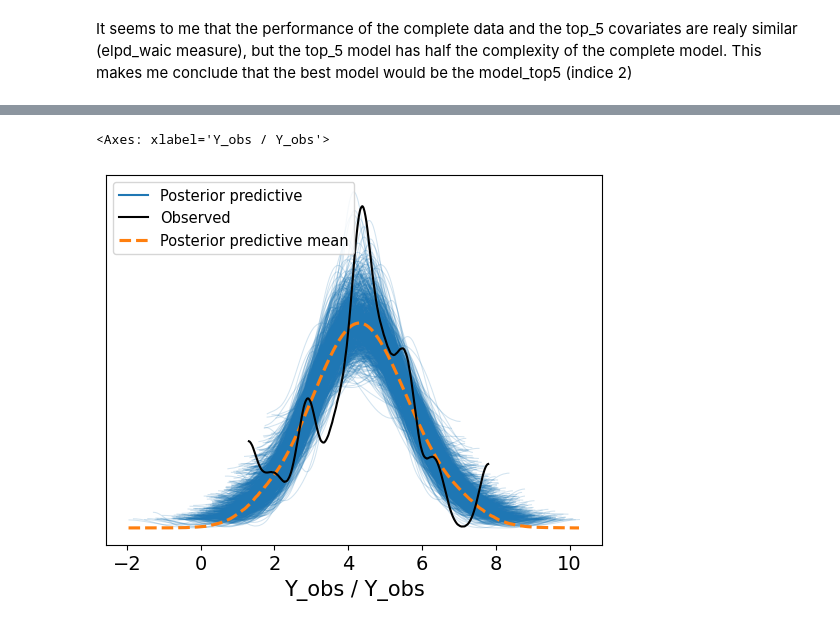
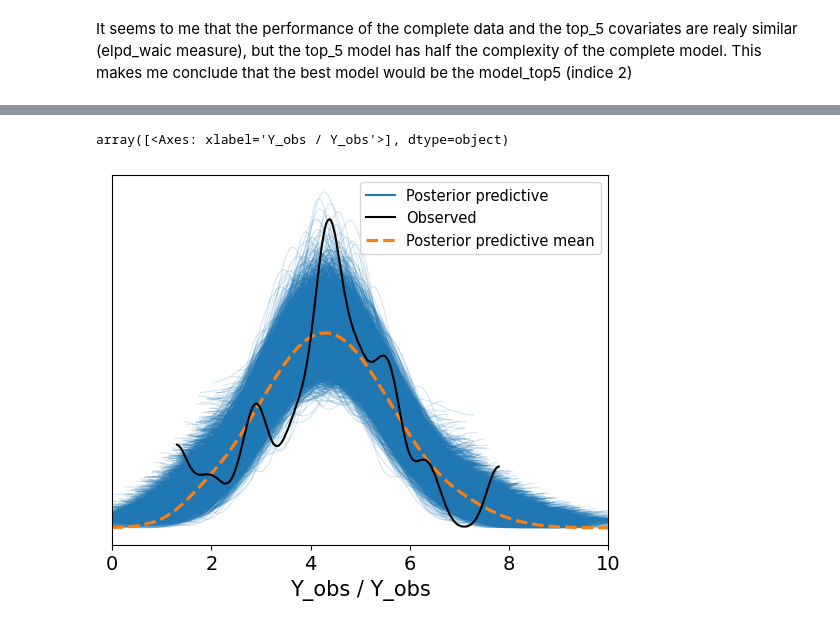
Before and after one commit to DaviGiordano/modeling-risk-infection, a Jupyter notebook: mcmc_with_metropolis_hastings.ipynb, the cells around one changed output, grey strips where cells are left out. Cells and saved outputs as stored; diff of their text form; code cells hidden in the pictures.

```diff
--- a/mcmc_with_metropolis_hastings.ipynb
+++ b/mcmc_with_metropolis_hastings.ipynb
@@ -223,9 +225,9 @@ Sampling: [Y_obs]
 # %%
 import matplotlib.pyplot as plt
-# # fig, ax = plt.subplots()
-# # plt.xlim(0,10)
-# # az.plot_ppc(Y_pred, num_pp_samples=100, ax=ax)
-az.plot_ppc(Y_pred, num_pp_samples=1000)
+fig, ax = plt.subplots()
+plt.xlim(0,10)
+az.plot_ppc(Y_pred, num_pp_samples=10000, ax=ax)
+# az.plot_ppc(Y_pred, num_pp_samples=1000)
 # %% [output]
-<Axes: xlabel='Y_obs / Y_obs'>
+array([<Axes: xlabel='Y_obs / Y_obs'>], dtype=object)
-[figure, old version]
+[figure, new version]
```
Also changed, not shown: parts of 7 cells of this notebook, 12 other files.
